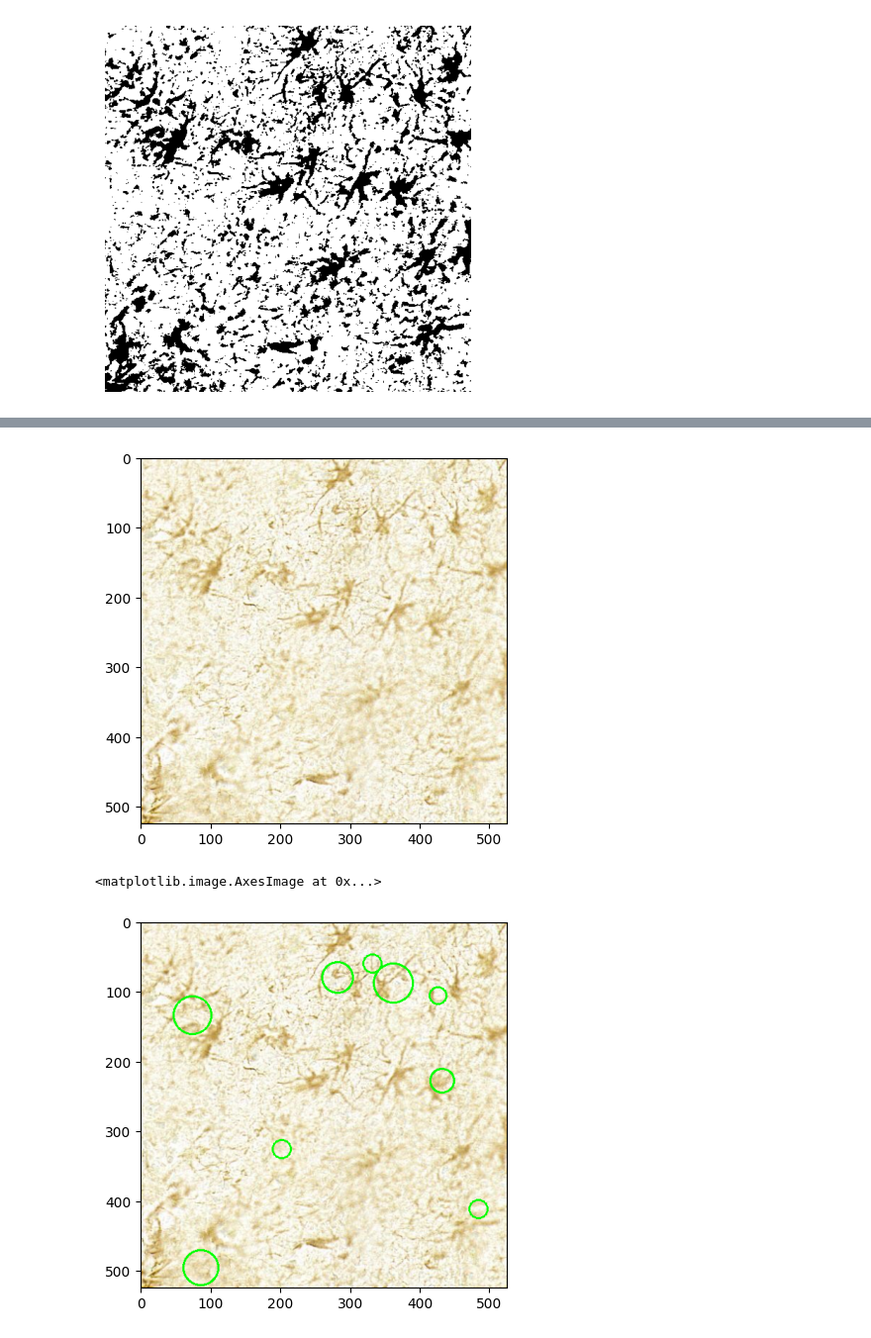
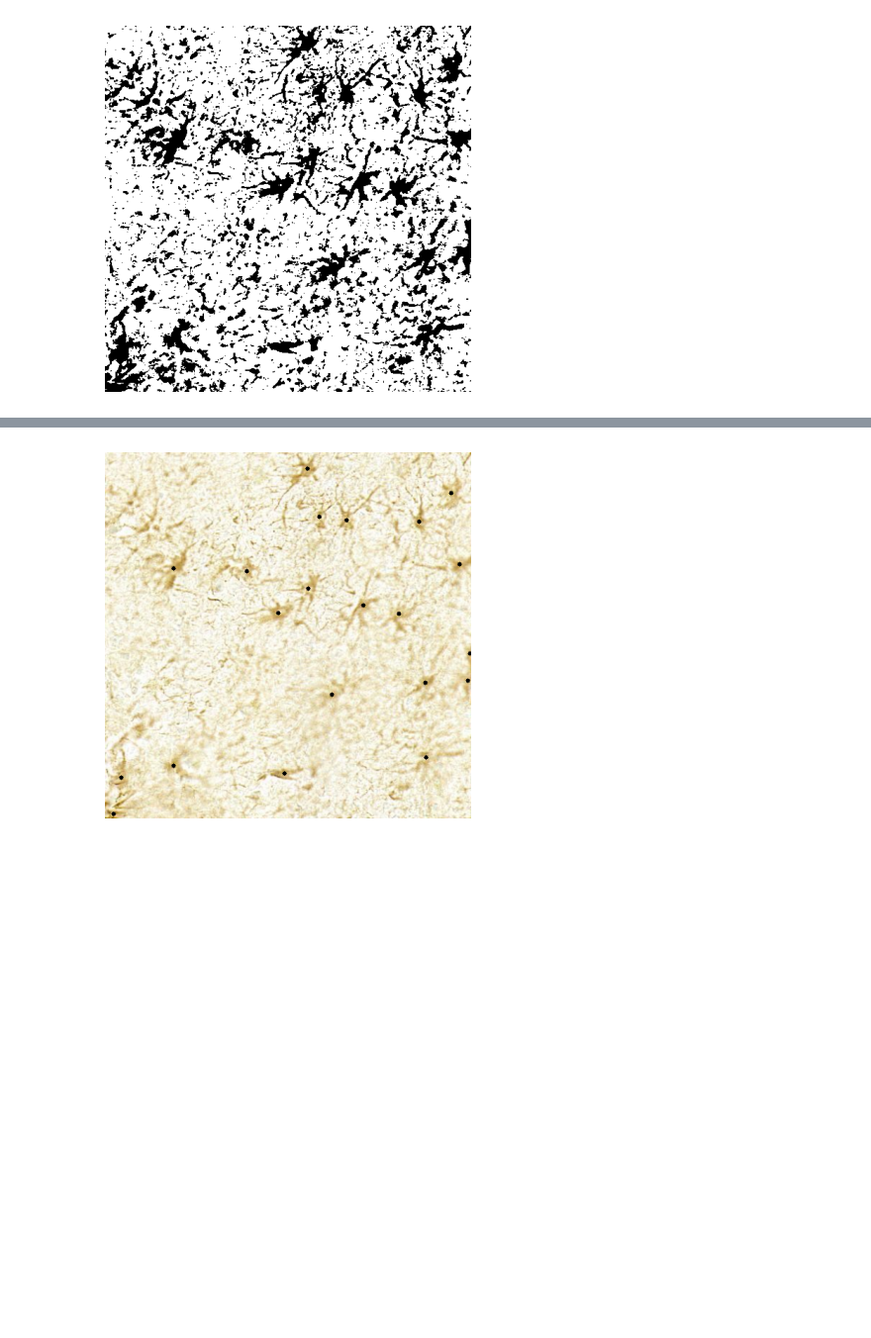
Before and after one commit to raisaaajose/astrocyte-detection, a Jupyter notebook: astrocytes.ipynb, the cells around one changed output, grey strips where cells are left out. Shown at 99% size. Drawn from its saved outputs; the diff is of its cells as text; code cells hidden in the pictures; blank space fills up the shorter version.

Commit message:
centroids-2

```diff
--- a/astrocytes.ipynb
+++ b/astrocytes.ipynb
@@ -33,7 +33,7 @@ plt.show()
 # %%
 clahe = cv2.createCLAHE(clipLimit=5)
 clahe_img = np.clip(clahe.apply(img_gray) + 20, 0, 255).astype(np.uint8)
-_, threshold_img = cv2.threshold(img_gray, 215, 255, cv2.THRESH_BINARY)
+_, threshold_img = cv2.threshold(img_gray, 210, 255, cv2.THRESH_BINARY)
 plt.imshow(threshold_img,cmap='gray')
 # %% [output]
 <matplotlib.image.AxesImage at 0x...>
@@ -49,14 +49,22 @@ plt.imshow(otsu_thresh,cmap='gray')
 # %%
 output=threshold_img.copy()
 blurred = cv2.GaussianBlur(output, (3, 3), 0)
-median_blurred = cv2.medianBlur(output, 3)
-dbilateral_filter = cv2.bilateralFilter(src=median_blurred, d=15, sigmaColor=20, sigmaSpace=750)
+median_blurred = cv2.medianBlur(output, 7)
 
+kernel = np.ones((11,11), np.uint8)
+eroded_image = cv2.erode(~median_blurred, kernel, iterations=1)
 
+median_blurred2 = cv2.medianBlur(eroded_image, 7)
+plt.imshow(output,cmap='gray')
+plt.axis('off')
+plt.show()
 plt.imshow(median_blurred,cmap='gray')
 plt.axis('off')
 plt.show()
-plt.imshow(dbilateral_filter,cmap='gray')
+plt.imshow(~eroded_image,cmap='gray')
 plt.axis('off')
 plt.show()
+plt.imshow(~median_blurred2,cmap='gray')
+plt.axis('off')
+plt.show()
 # %% [output]
@@ -65,15 +75,20 @@ plt.show()
 # %%
-output1=img.copy()
-plt.imshow(output1)
+centroid_img=img.copy()
+contours, hierarchy = cv2.findContours(median_blurred2,cv2.RETR_TREE,cv2.CHAIN_APPROX_SIMPLE)
+centres=[]
+for c in contours:
+
+   M = cv2.moments(c)
+
+   cX = int(M["m10"] / M["m00"])
+   cY = int(M["m01"] / M["m00"])
+   cv2.circle(centroid_img, (cX, cY), 3, (0, 0, 0), -1)
+   centres.append((cX, cY))
+
+
+
+plt.imshow(centroid_img,cmap='gray')
+plt.axis('off')
 plt.show()
-circles=cv2.HoughCircles(median_blurred, cv2.HOUGH_GRADIENT, dp=1, minDist=10,
-                         param1=50, param2=17, minRadius=12, maxRadius=30)
-detected_circles = np.uint16(np.around(circles))
-for (x,y,r) in detected_circles[0, :]:
-    cv2.circle(output1, (x, y), r, (0, 255, 0), 2)
-    # cv2.rectangle(img, (x - 5, y - 5), (x + 5, y + 5), (0, 128, 255), -1)
-plt.imshow(output1)
 # %% [output]
-[figure, old version]
+[figure, new version]
-<matplotlib.image.AxesImage at 0x...>
-[figure, removed]
```
Also changed, not shown: parts of 4 cells of this notebook.
